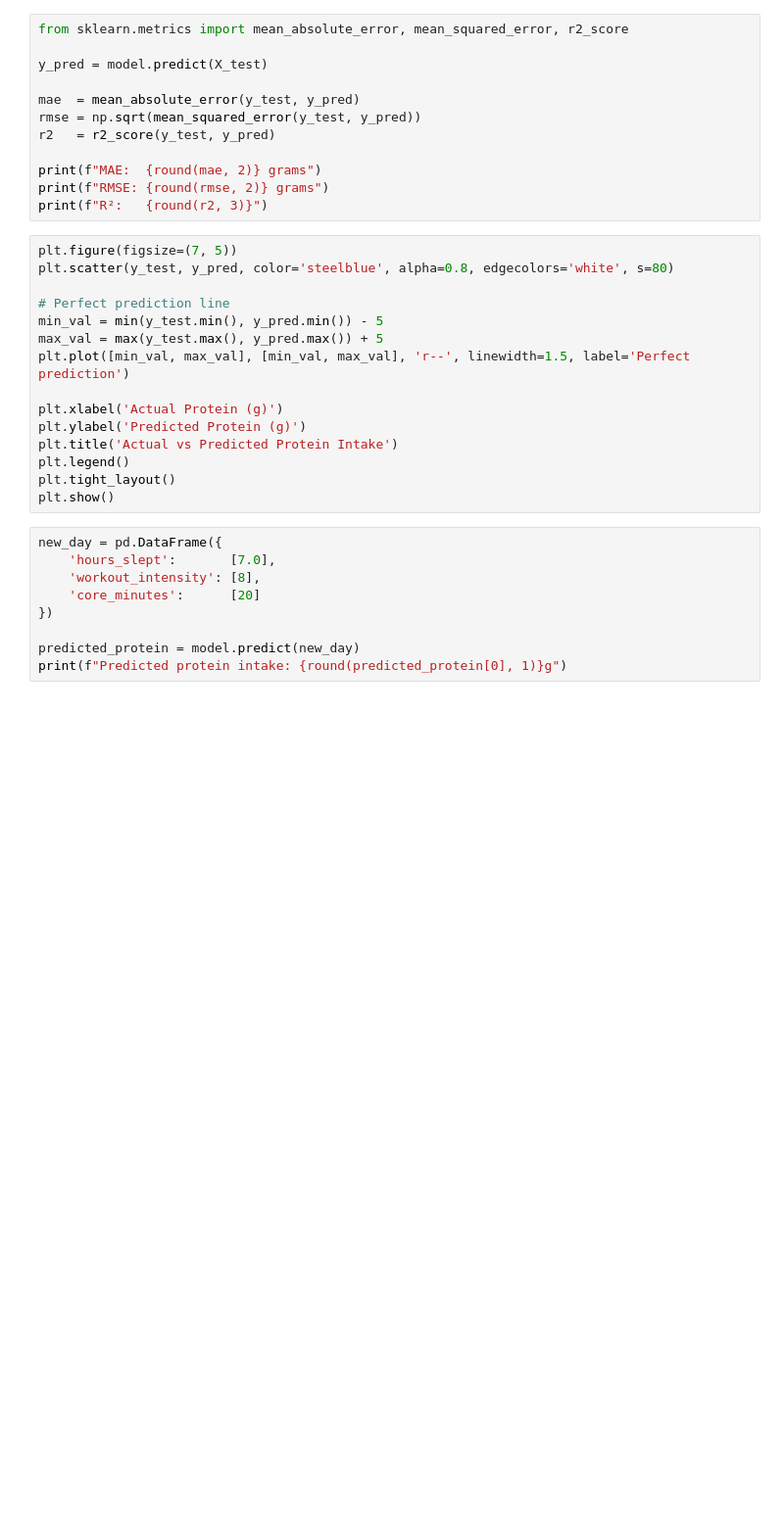
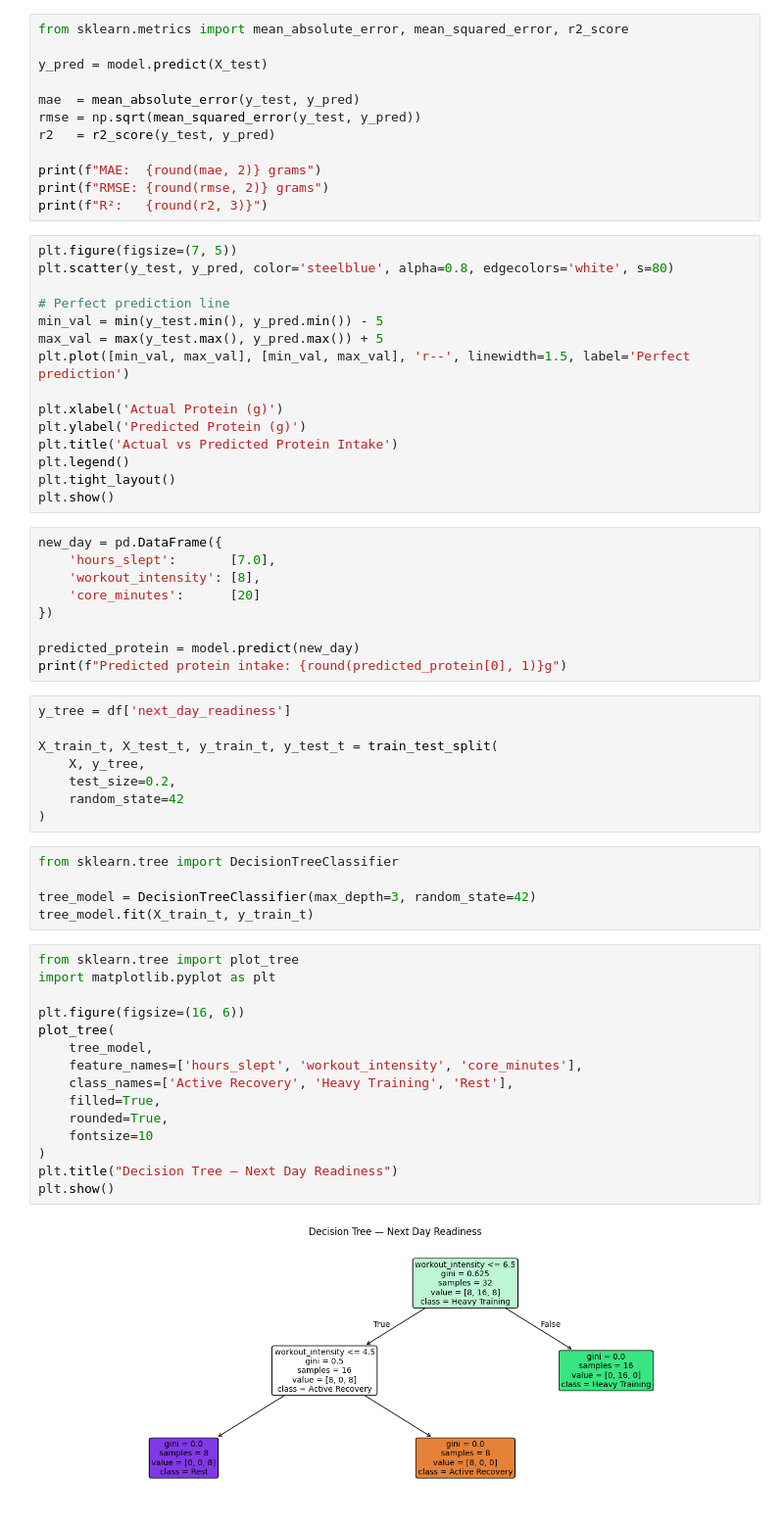
Before and after one commit to chitrakverma5342/Protein-RecoveryPredictor, a Jupyter notebook: pp.ipynb, the cells around one changed output. Shown at 98% size. Cells and saved outputs as stored; diff of their text form; blank space fills up the shorter version.

Commit message:
added decision tree

```diff
--- a/pp.ipynb
+++ b/pp.ipynb
@@ -92,3 +99,33 @@ new_day = pd.DataFrame({
 
 predicted_protein = model.predict(new_day)
 print(f"Predicted protein intake: {round(predicted_protein[0], 1)}g")
+# %%
+y_tree = df['next_day_readiness']
+
+X_train_t, X_test_t, y_train_t, y_test_t = train_test_split(
+    X, y_tree,
+    test_size=0.2,
+    random_state=42
+)
+# %%
+from sklearn.tree import DecisionTreeClassifier
+
+tree_model = DecisionTreeClassifier(max_depth=3, random_state=42)
+tree_model.fit(X_train_t, y_train_t)
+# %%
+from sklearn.tree import plot_tree
+import matplotlib.pyplot as plt
+
+plt.figure(figsize=(16, 6))
+plot_tree(
+    tree_model,
+    feature_names=['hours_slept', 'workout_intensity', 'core_minutes'],
+    class_names=['Active Recovery', 'Heavy Training', 'Rest'],
+    filled=True,
+    rounded=True,
+    fontsize=10
+)
+plt.title("Decision Tree — Next Day Readiness")
+plt.show()
+# %% [output]
+[figure, added]
```
Also changed, not shown: parts of 4 cells of this notebook.
